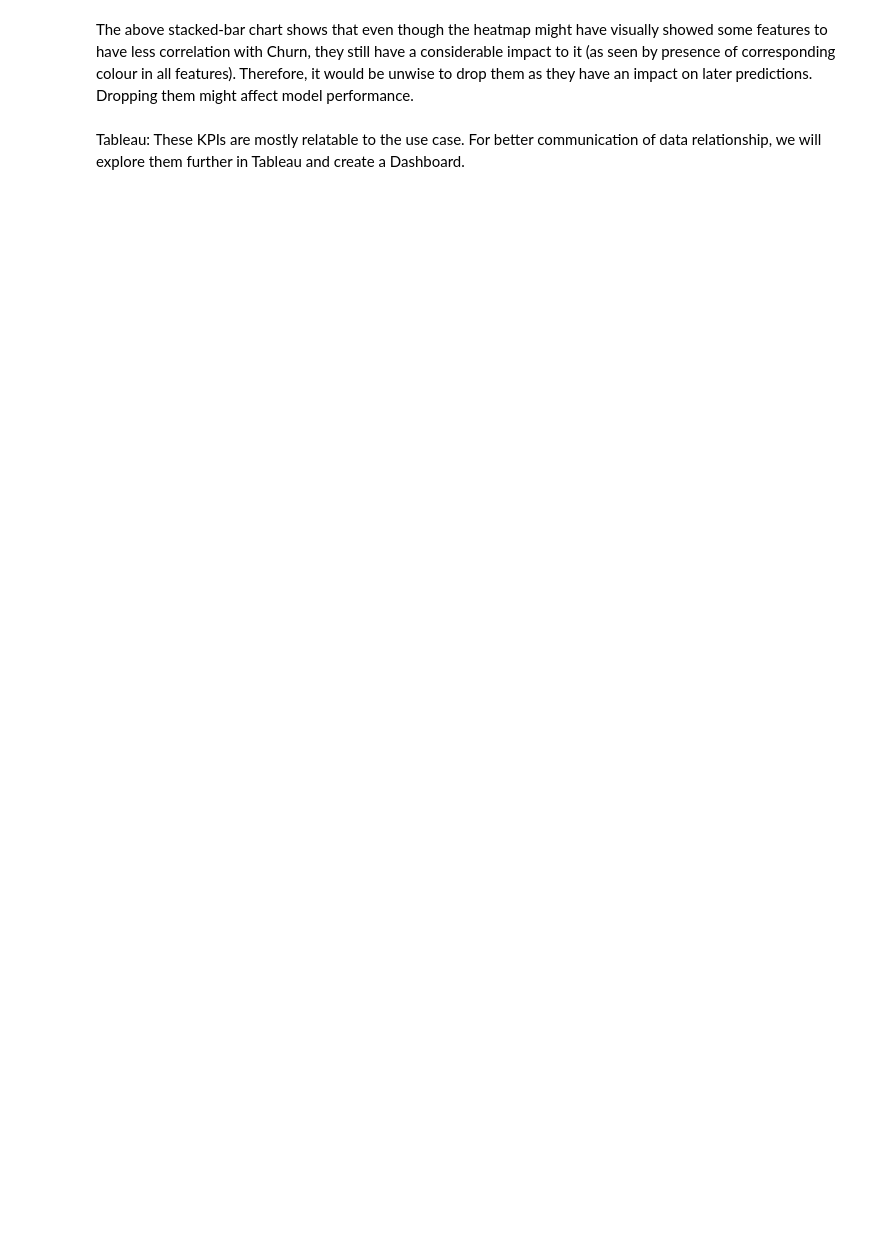
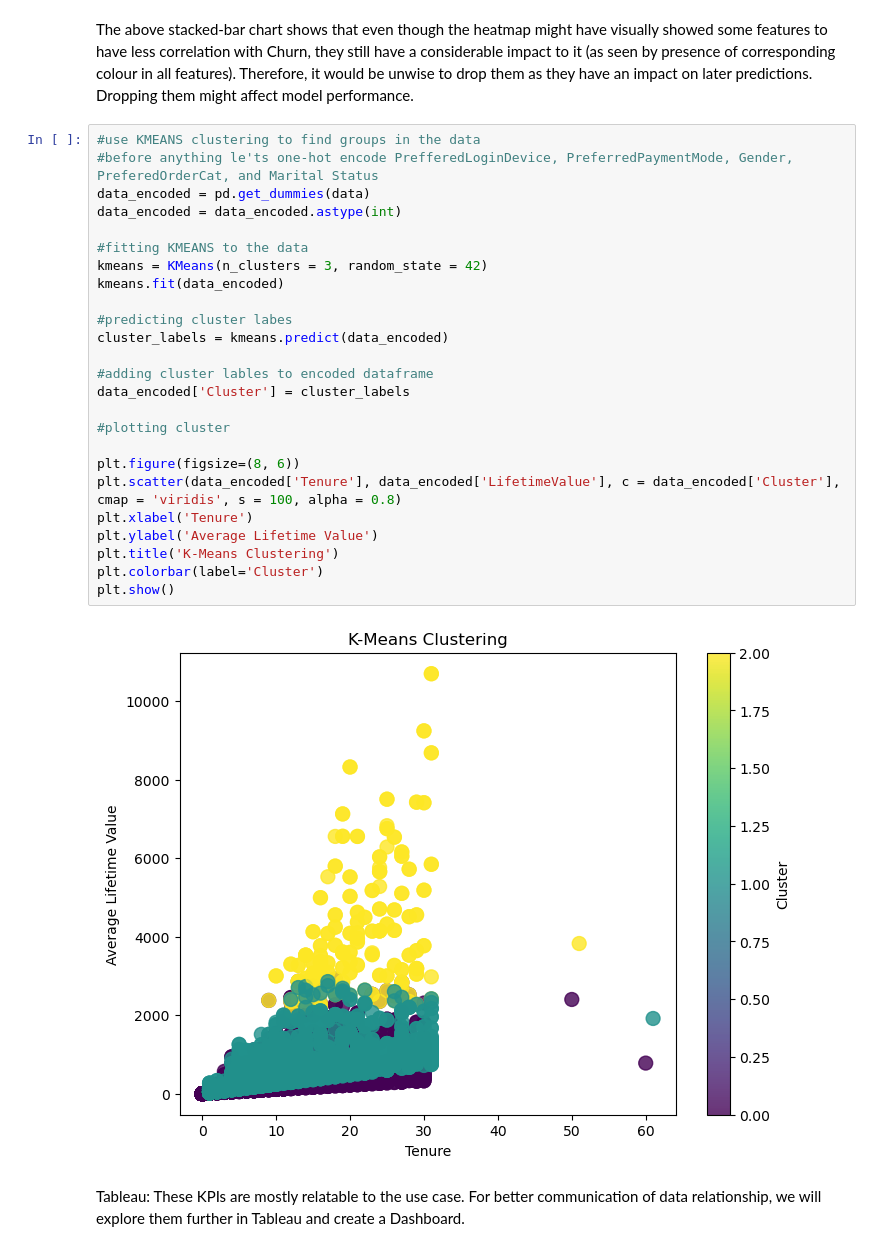
Before and after one commit to inn-ctrl/Customer-Churning-Prediction, a Jupyter notebook: 2. EDA.ipynb, the cells around one changed output. Saved outputs shown, nothing was run; the diff lists cells and outputs as text; blank space fills up the shorter version.

```diff
--- a/2. EDA.ipynb
+++ b/2. EDA.ipynb
@@ -120,5 +117,32 @@ plt.show()
 # %% [markdown]
 The above stacked-bar chart shows that even though the heatmap might have visually showed some features to have less correlation with Churn, they still have a considerable impact to it (as seen by presence of corresponding colour in all features). Therefore, it would be unwise to drop them as they have an impact on later predictions. Dropping them might affect model performance.
+# %%
+#use KMEANS clustering to find groups in the data
+#before anything le'ts one-hot encode PrefferedLoginDevice, PreferredPaymentMode, Gender, PreferedOrderCat, and Marital Status
+data_encoded = pd.get_dummies(data)
+data_encoded = data_encoded.astype(int)
+
+#fitting KMEANS to the data
+kmeans = KMeans(n_clusters = 3, random_state = 42)
+kmeans.fit(data_encoded)
+
+#predicting cluster labes
+cluster_labels = kmeans.predict(data_encoded)
+
+#adding cluster lables to encoded dataframe
+data_encoded['Cluster'] = cluster_labels
+
+#plotting cluster
+
+plt.figure(figsize=(8, 6))
+plt.scatter(data_encoded['Tenure'], data_encoded['LifetimeValue'], c = data_encoded['Cluster'], cmap = 'viridis', s = 100, alpha = 0.8)
+plt.xlabel('Tenure')
+plt.ylabel('Average Lifetime Value')
+plt.title('K-Means Clustering')
+plt.colorbar(label='Cluster')
+plt.show()
+# %% [output]
+[figure, added]
 # %% [markdown]
 Tableau: These KPIs are mostly relatable to the use case. For better communication of data relationship, we will explore them further in Tableau and create a Dashboard.
 # %% [markdown]
```
Also changed, not shown: parts of 20 cells of this notebook, 1 other file.
